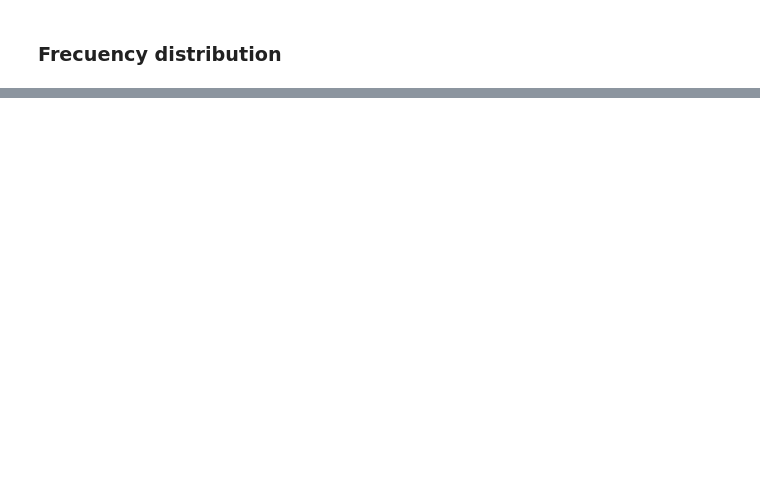
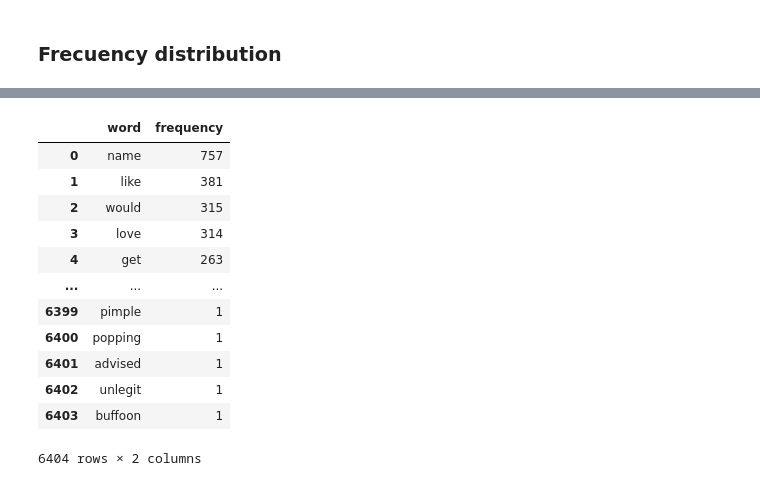
Before and after one commit to miberar123/SentimentAnalysis, a Jupyter notebook: TEXT/models/0_EDA.ipynb, the cells around one changed output, grey strips where cells are left out. Drawn from its saved outputs; the diff is of its cells as text; code cells hidden in the pictures; blank space fills up the shorter version.

```diff
--- a/TEXT/models/0_EDA.ipynb
+++ b/TEXT/models/0_EDA.ipynb
@@ -263,0 +368,18 @@ Number of rows in the validation dataset: 4947
+# %%
+# Validation dataset
+words_count_validation = get_word_counts(validation_prep, "comment")
+words_count_validation
+# %% [output]
+|  | word | frequency |
+| 0 | name | 757 |
+| 1 | like | 381 |
+| 2 | would | 315 |
+| 3 | love | 314 |
+| 4 | get | 263 |
+| ... | ... | ... |
+| 6399 | pimple | 1 |
+| 6400 | popping | 1 |
+| 6401 | advised | 1 |
+| 6402 | unlegit | 1 |
+| 6403 | buffoon | 1 |
+6404 rows × 2 columns
```
Also changed, not shown: parts of 20 cells of this notebook, 5 other files.
